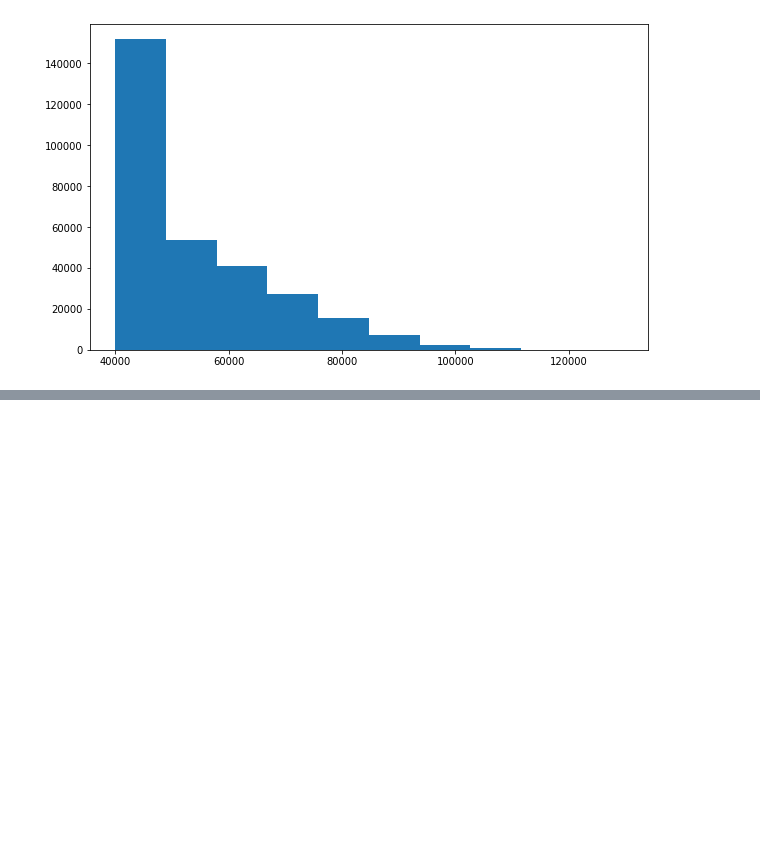
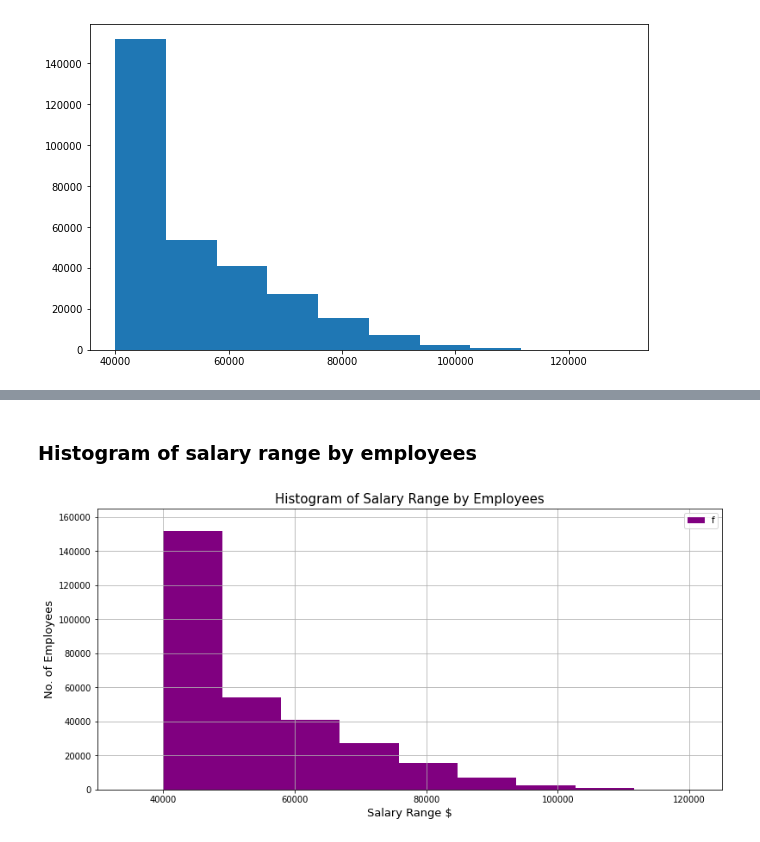
Before and after one commit to divya-gh/sql-challenge, a Jupyter notebook: Analysis/PH-Bonus.ipynb, the cells around one changed output, grey strips where cells are left out. Cells and saved outputs as stored; diff of their text form; code cells hidden in the pictures; blank space fills up the shorter version.

Commit message:
histogram

```diff
--- a/Analysis/PH-Bonus.ipynb
+++ b/Analysis/PH-Bonus.ipynb
@@ -64,0 +74,5 @@ plt.hist(x_axis)
+# %%
+salary_by_title_id = salary_db.merge(employee_db , how= 'inner', on = 'emp_no')
+salary_by_title_id = salary_by_title_id[['emp_no','salary','emp_title_id']]
+salary_by_title_id.columns = ['emp_no','salary','title_id']
+salary_by_title_id.head(3)
@@ -64,0 +86,5 @@ plt.hist(x_axis)
+# %%
+salary_by_title_name = salary_by_title_id.merge(title_db , how= 'inner', on = 'title_id')
+# Re-arranging and filtering columns
+salary_by_title_name = salary_by_title_name[['emp_no','title', 'salary']]
+salary_by_title_name.head()
@@ -64,0 +115,17 @@ plt.hist(x_axis)
+# %% [markdown]
+### Histogram of salary range by employees
+# %%
+
+plt.figure(figsize = (13,6))
+plt.hist(salary_by_title_name['salary'] ,  color = 'purple' )
+plt.xlabel("Salary Range $" , size = 13)
+plt.ylabel("No. of Employees" , size = 13 )
+plt.legend('fd')
+plt.title('Histogram of Salary Range by Employees' , size =15 )
+plt.xlim(30000, 125000)
+plt.ylim(0, 165000)
+plt.grid()
+# Show plot
+plt.show()
+# %% [output]
+[figure, added]
```
Also changed, not shown: parts of 13 cells of this notebook.
